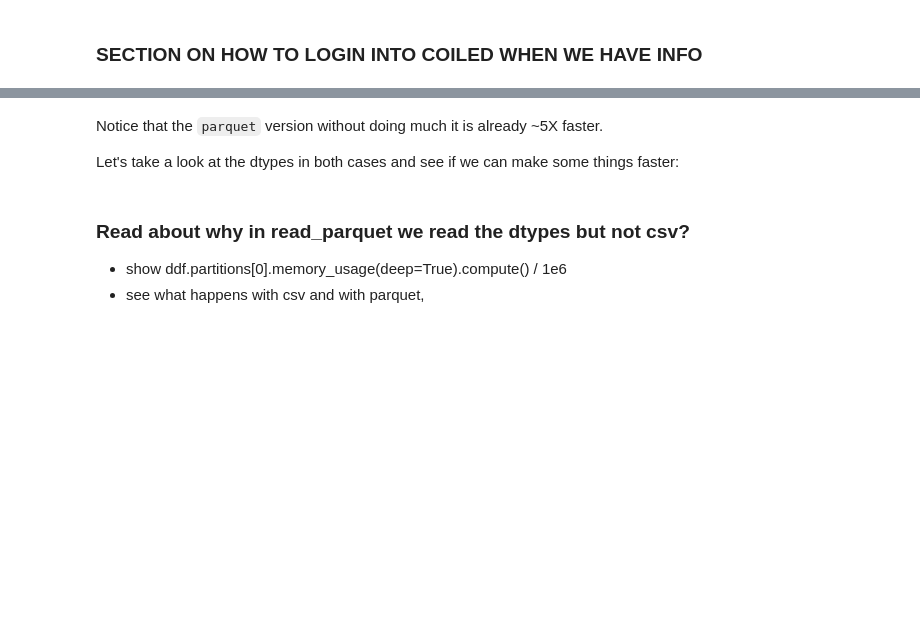
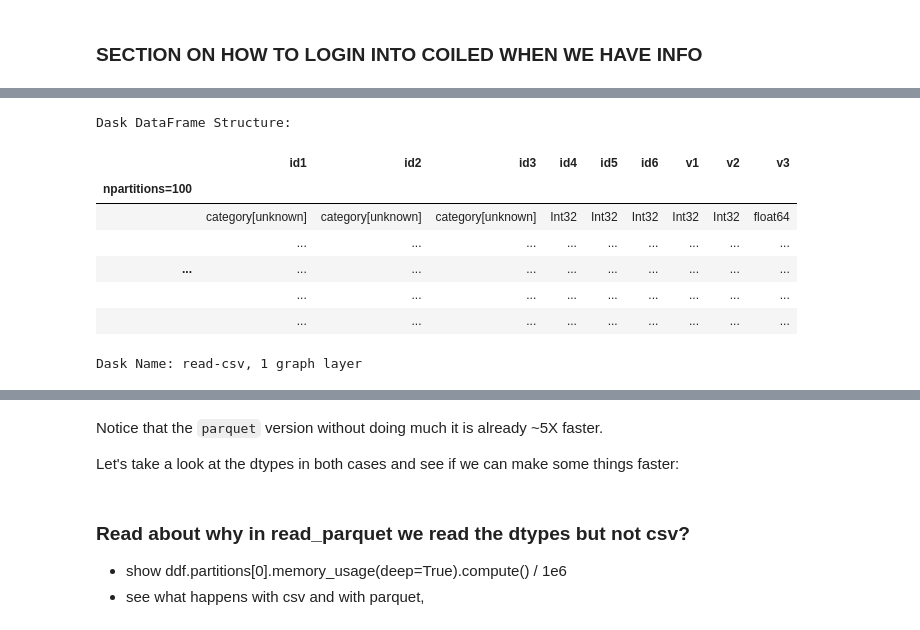
Before and after one commit to coiled/dask-tutorial, a Jupyter notebook: 2-Get_better-at-dask-dataframes.ipynb, the cells around one changed output, grey strips where cells are left out. Drawn from its saved outputs; the diff is of its cells as text; code cells hidden in the pictures; blank space fills up the shorter version.

```diff
--- a/2-Get_better-at-dask-dataframes.ipynb
+++ b/2-Get_better-at-dask-dataframes.ipynb
@@ -52,3 +143,15 @@ ddf_pq = dd.read_parquet(data["0.5GB-pq"], storage_options={"anon": True})
+# %%
+ddf_csv
+# %% [output]
+Dask DataFrame Structure:
+|  | id1 | id2 | id3 | id4 | id5 | id6 | v1 | v2 | v3 |
+| npartitions=100 |  |  |  |  |  |  |  |  |  |
+|  | category[unknown] | category[unknown] | category[unknown] | Int32 | Int32 | Int32 | Int32 | Int32 | float64 |
+|  | ... | ... | ... | ... | ... | ... | ... | ... | ... |
+| ... | ... | ... | ... | ... | ... | ... | ... | ... | ... |
+|  | ... | ... | ... | ... | ... | ... | ... | ... | ... |
+|  | ... | ... | ... | ... | ... | ... | ... | ... | ... |
+Dask Name: read-csv, 1 graph layer
 # %%
 %%time
 ddf_csv.groupby("id1").agg({"v1": "sum"}).compute()
```
Also changed, not shown: parts of 10 cells of this notebook.
